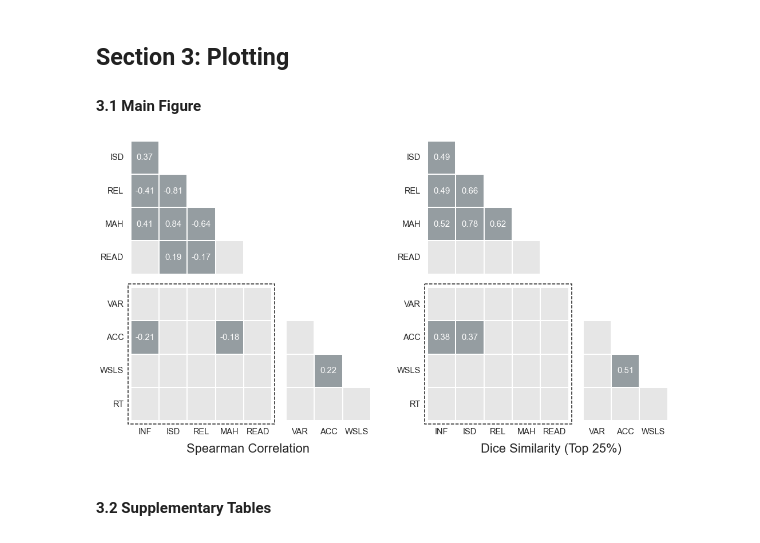
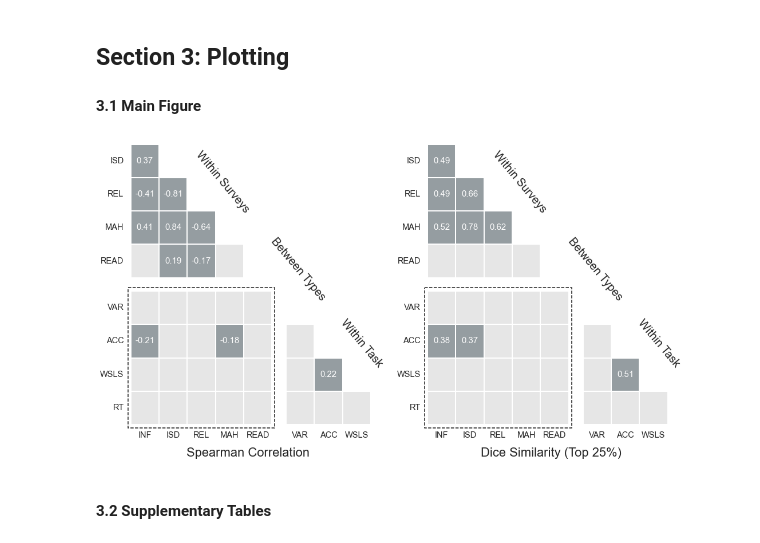
Before and after one commit to nivlab/sciops, a Jupyter notebook: analysis/results_02b.ipynb, the cells around one changed output. Saved outputs shown, nothing was run; the diff lists cells and outputs as text; code cells hidden in the pictures.

Commit message:
updated figure 2b

```diff
--- a/analysis/results_02b.ipynb
+++ b/analysis/results_02b.ipynb
@@ -310,34 +310,53 @@ for k, panel in enumerate([left_panel, right_panel]):
     border = ax.add_patch(border)
     border.set_clip_on(False)
 
     #~~~~~~~~~~~~~~~~~~~~~~~~~~~~~~~~~~~~~~~~~~#
     ### Task correlations.
     #~~~~~~~~~~~~~~~~~~~~~~~~~~~~~~~~~~~~~~~~~~#
 
     ## Initialize axis.
     ax = plt.subplot(panel[1,1])
 
     ## Plot correlations.
     arr = corr[4:,5:]
     sns.heatmap(np.abs(np.sign(arr)), cmap=cmap, cbar=False, center=0, linecolor='w', linewidths=1,
                 yticklabels=[], mask=np.triu(np.ones_like(arr), k=0), ax=ax)
 
     ## Add annotations.
     for i, j in np.array(np.where(arr)).T:
         ax.text(j+0.5, i+0.5, '%0.2f' %arr[i,j], ha='center', va='center', fontsize=15, color=annot_color)
 
     ## Add labels.
     ax.set_xticklabels(['VAR','ACC','WSLS','',''], rotation=0, ha='center', va='top')
     ax.tick_params(axis='both', which='major', pad=labelpad)
 
     ## Add title.
     ax.annotate(titles[k], (0,0), (0.24 if not k else 0.72, 0.04), xycoords='figure fraction',
                 fontsize=22, ha='center', va='top')
 
+    #~~~~~~~~~~~~~~~~~~~~~~~~~~~~~~~~~~~~~~~~~~#
+    ### Category markers.
+    #~~~~~~~~~~~~~~~~~~~~~~~~~~~~~~~~~~~~~~~~~~#
+
+    ## Within surveys.
+    xytext = [(0.20,0.86), (0.67,0.86)]
+    ax.annotate('Within Surveys', (0,0), xytext=xytext[k], xycoords='figure fraction', rotation=-50,
+                fontsize=20, ha='center', va='center')
+
+    ## Between.
+    xytext = [(0.32,0.59), (0.79,0.59)]
+    ax.annotate('Between Types', (0,0), xytext=xytext[k], xycoords='figure fraction', rotation=-50,
+                fontsize=20, ha='center', va='center')
+
+    ## Within tasks.
+    xytext = [(0.42,0.36), (0.89,0.36)]
+    ax.annotate('Within Task', (0,0), xytext=xytext[k], xycoords='figure fraction', rotation=-50,
+                fontsize=20, ha='center', va='center')
+
 ## Save figure.
 plt.savefig(os.path.join('..','figures','main_02b.png'), dpi=180, transparent=True)
 # %% [output]
-[figure, old version]
+[figure, new version]
 # %% [markdown]
 #### 3.2 Supplementary Tables
 # %%
```
Also changed, not shown: 1 other file.
